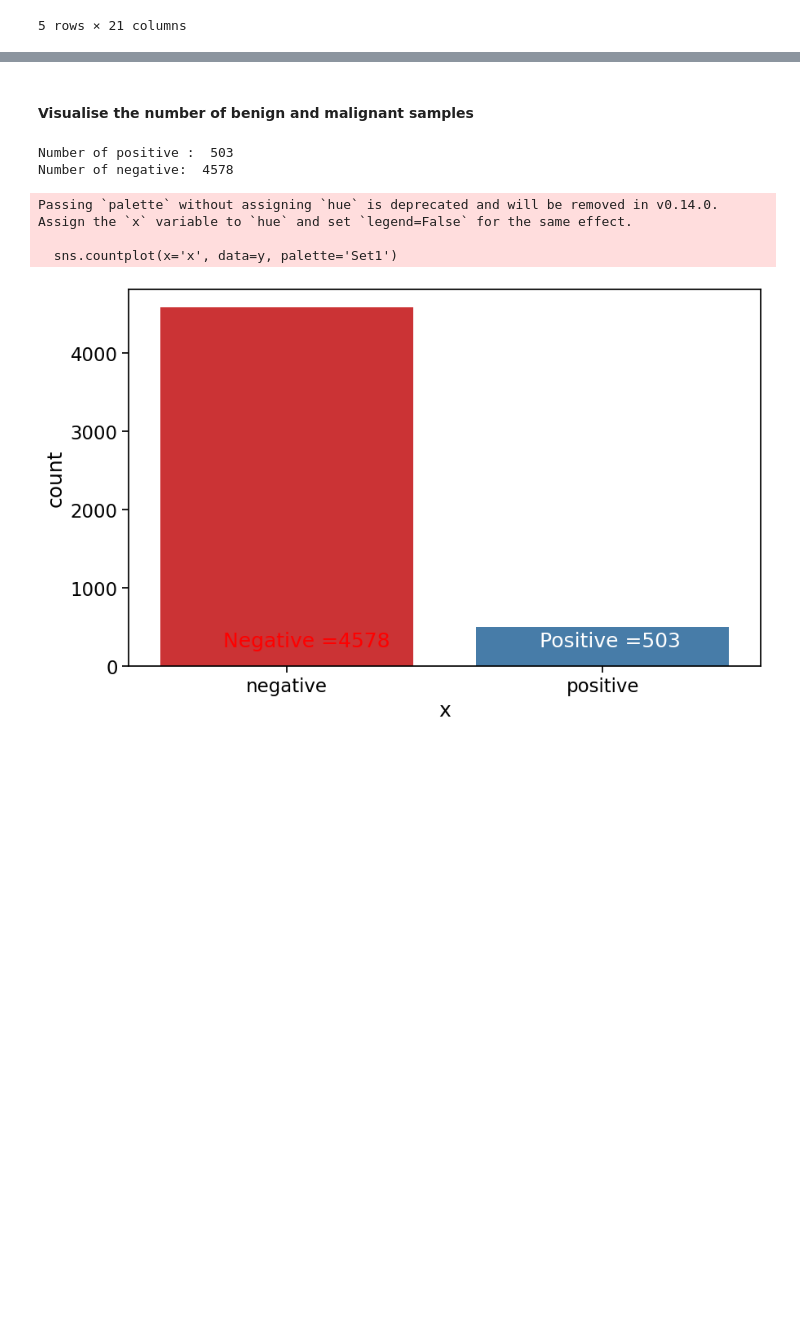
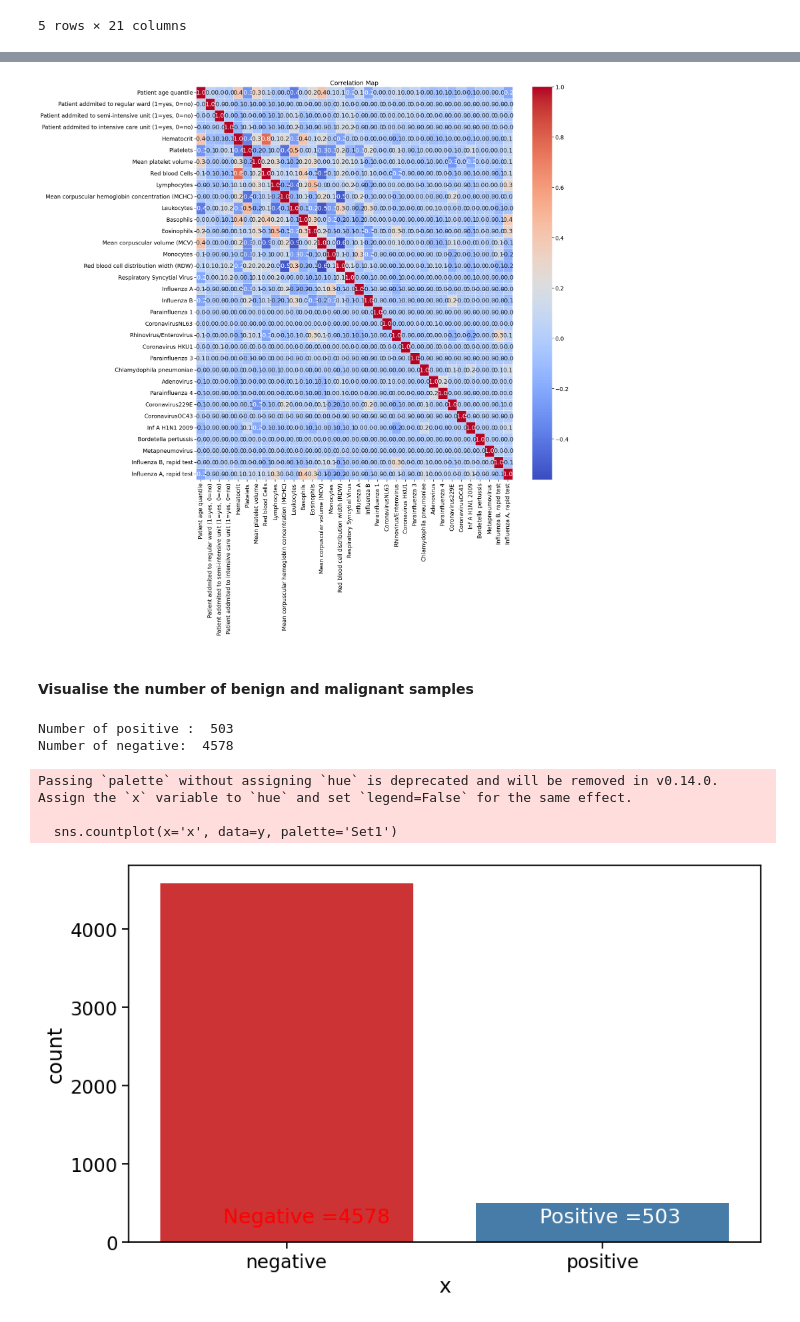
Before and after one commit to kyradelray/Covid, a Jupyter notebook: sao_paulo HDS-CDT-2024-M01_Practical-Day-I.ipynb, the cells around one changed output, grey strips where cells are left out. Saved outputs shown, nothing was run; the diff lists cells and outputs as text; code cells hidden in the pictures; blank space fills up the shorter version.

Commit message:
Fixed typo and added final correlation plot

```diff
--- a/sao_paulo HDS-CDT-2024-M01_Practical-Day-I.ipynb
+++ b/sao_paulo HDS-CDT-2024-M01_Practical-Day-I.ipynb
@@ -172,7 +174,18 @@ plt.show()
 # %%
 # drop correlated and missing data
 
-X_new2.drop(['Hemoglobin', 'Mean corpuscular hemoglobin (MCV)', 'Parainfluenza 2'], axis=1, inplace=True)
+X_new2.drop(['Hemoglobin', 'Mean corpuscular hemoglobin (MCH)', 'Parainfluenza 2'], axis=1, inplace=True)
+# %%
+# visualise correlations by heatmap of cleaned dataset
+f, ax = plt.subplots(figsize=(21, 21))
+sns.heatmap(X_new2.corr(numeric_only=True), annot=True, linewidths=0.5,
+            fmt='.1f', ax=ax, cmap='coolwarm')
+plt.xticks(rotation=90)
+plt.yticks(rotation=0)
+plt.title('Correlation Map')
+plt.show()
+# %% [output]
+[figure, added]
 # %% [markdown]
 #### Visualise the number of benign and malignant samples
 # %%
```
Also changed, not shown: parts of 1 cell of this notebook.
